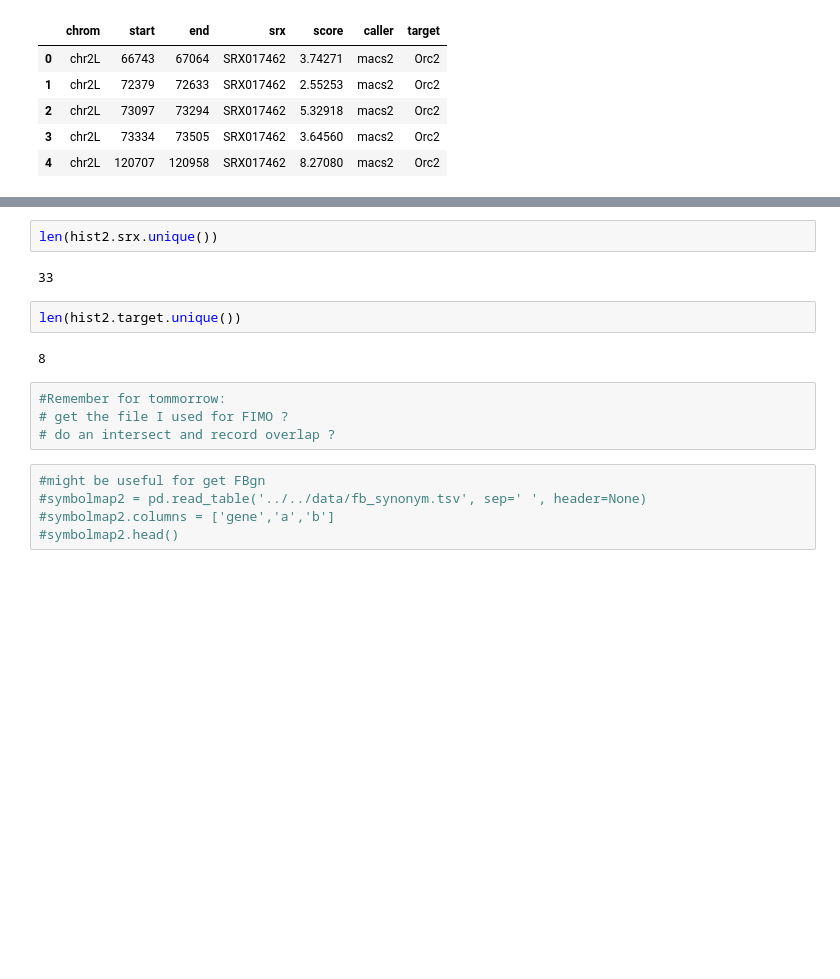
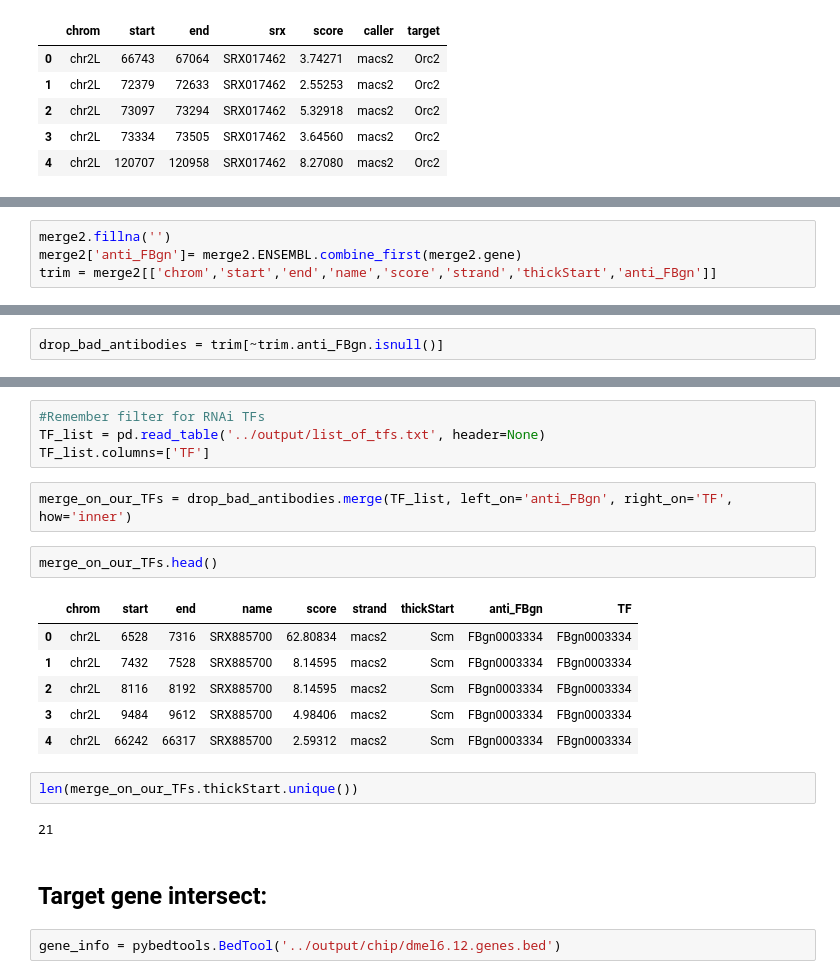
Before and after one commit to isabelleberger/s2cell-prior, a Jupyter notebook: notebook/2018-01-17_build_ChIP_matrices.ipynb, the cells around one changed output, grey strips where cells are left out. Drawn from its saved outputs; the diff is of its cells as text; blank space fills up the shorter version.

```diff
--- a/notebook/2018-01-17_build_ChIP_matrices.ipynb
+++ b/notebook/2018-01-17_build_ChIP_matrices.ipynb
@@ -50,0 +98,4 @@ len(tf2.target.unique())
+# %%
+merge2.fillna('')
+merge2['anti_FBgn']= merge2.ENSEMBL.combine_first(merge2.gene)
+trim = merge2[['chrom','start','end','name','score','strand','thickStart','anti_FBgn']]
@@ -50,0 +107,2 @@ len(tf2.target.unique())
+# %%
+drop_bad_antibodies = trim[~trim.anti_FBgn.isnull()]
@@ -51,17 +120,23 @@ len(tf2.target.unique())
+# %%
+#Remember filter for RNAi TFs
+TF_list = pd.read_table('../output/list_of_tfs.txt', header=None)
+TF_list.columns=['TF']
+# %%
+merge_on_our_TFs = drop_bad_antibodies.merge(TF_list, left_on='anti_FBgn', right_on='TF', how='inner')
+# %%
+merge_on_our_TFs.head()
+# %% [output]
+|  | chrom | start | end | name | score | strand | thickStart | anti_FBgn | TF |
+| 0 | chr2L | 6528 | 7316 | SRX885700 | 62.80834 | macs2 | Scm | FBgn0003334 | FBgn0003334 |
+| 1 | chr2L | 7432 | 7528 | SRX885700 | 8.14595 | macs2 | Scm | FBgn0003334 | FBgn0003334 |
+| 2 | chr2L | 8116 | 8192 | SRX885700 | 8.14595 | macs2 | Scm | FBgn0003334 | FBgn0003334 |
+| 3 | chr2L | 9484 | 9612 | SRX885700 | 4.98406 | macs2 | Scm | FBgn0003334 | FBgn0003334 |
+| 4 | chr2L | 66242 | 66317 | SRX885700 | 2.59312 | macs2 | Scm | FBgn0003334 | FBgn0003334 |
 # %%
-len(hist2.srx.unique())
+len(merge_on_our_TFs.thickStart.unique())
 # %% [output]
-33
+21
-# %%
-len(hist2.target.unique())
-# %% [output]
-8
-# %%
-#Remember for tommorrow:
-# get the file I used for FIMO ?
-# do an intersect and record overlap ?
-# %%
-#might be useful for get FBgn
-#symbolmap2 = pd.read_table('../../data/fb_synonym.tsv', sep=' ', header=None)
-#symbolmap2.columns = ['gene','a','b']
-#symbolmap2.head()
+# %% [markdown]
+## Target gene intersect:
+# %%
+gene_info = pybedtools.BedTool('../output/chip/dmel6.12.genes.bed')
```
Also changed, not shown: parts of 26 cells of this notebook.
